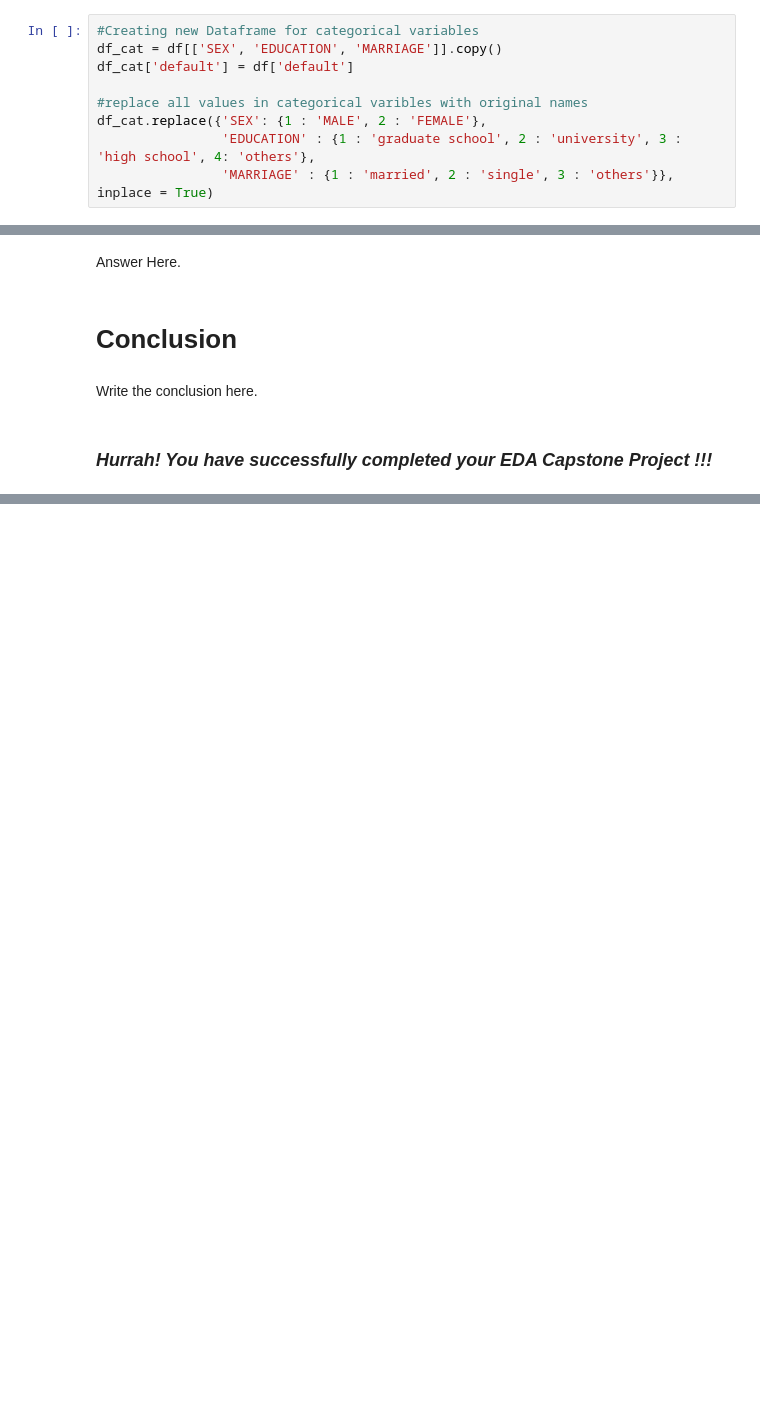
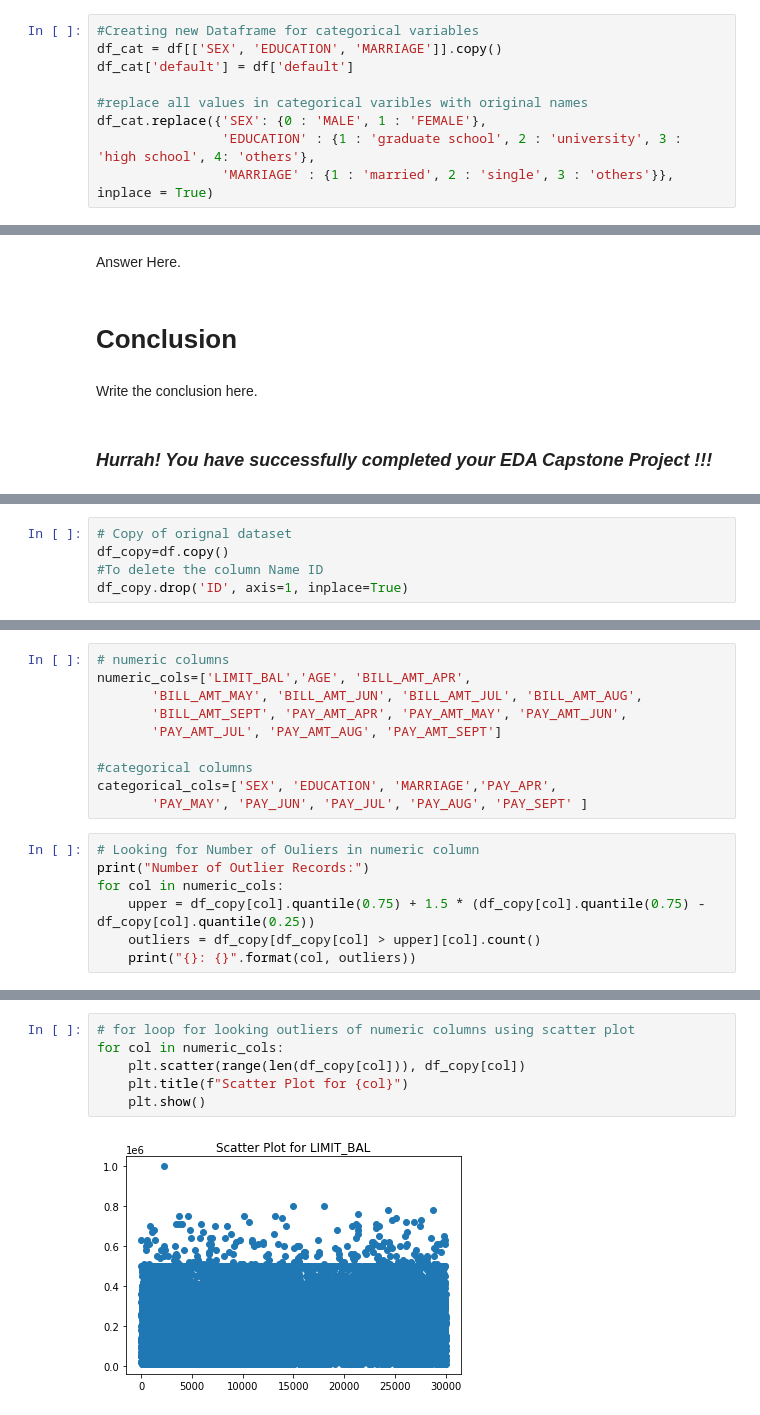
Before and after one commit to SaniyaBubere/Credit-Card-Default-Prediction, a Jupyter notebook: Credit_Card_Default_Prediction.ipynb, the cells around one changed output, grey strips where cells are left out. Drawn from its saved outputs; the diff is of its cells as text; blank space fills up the shorter version.

```diff
--- a/Credit_Card_Default_Prediction.ipynb
+++ b/Credit_Card_Default_Prediction.ipynb
@@ -531,7 +540,7 @@ df_cat = df[['SEX', 'EDUCATION', 'MARRIAGE']].copy()
 df_cat['default'] = df['default']
 
 #replace all values in categorical varibles with original names
-df_cat.replace({'SEX': {1 : 'MALE', 2 : 'FEMALE'},
+df_cat.replace({'SEX': {0 : 'MALE', 1 : 'FEMALE'},
                 'EDUCATION' : {1 : 'graduate school', 2 : 'university', 3 : 'high school', 4: 'others'},
                 'MARRIAGE' : {1 : 'married', 2 : 'single', 3 : 'others'}}, inplace = True)
 # %%
@@ -808,0 +859,5 @@ Write the conclusion here.
+# %%
+# Copy of orignal dataset
+df_copy=df.copy()
+#To delete the column Name ID
+df_copy.drop('ID', axis=1, inplace=True)
@@ -808,0 +900,17 @@ Write the conclusion here.
+# %%
+# numeric columns
+numeric_cols=['LIMIT_BAL','AGE', 'BILL_AMT_APR',
+       'BILL_AMT_MAY', 'BILL_AMT_JUN', 'BILL_AMT_JUL', 'BILL_AMT_AUG',
+       'BILL_AMT_SEPT', 'PAY_AMT_APR', 'PAY_AMT_MAY', 'PAY_AMT_JUN',
+       'PAY_AMT_JUL', 'PAY_AMT_AUG', 'PAY_AMT_SEPT']
+
+#categorical columns
+categorical_cols=['SEX', 'EDUCATION', 'MARRIAGE','PAY_APR',
+       'PAY_MAY', 'PAY_JUN', 'PAY_JUL', 'PAY_AUG', 'PAY_SEPT' ]
+# %%
+# Looking for Number of Ouliers in numeric column
+print("Number of Outlier Records:")
+for col in numeric_cols:
+    upper = df_copy[col].quantile(0.75) + 1.5 * (df_copy[col].quantile(0.75) - df_copy[col].quantile(0.25))
+    outliers = df_copy[df_copy[col] > upper][col].count()
+    print("{}: {}".format(col, outliers))
@@ -808,0 +933,8 @@ Write the conclusion here.
+# %%
+# for loop for looking outliers of numeric columns using scatter plot
+for col in numeric_cols:
+    plt.scatter(range(len(df_copy[col])), df_copy[col])
+    plt.title(f"Scatter Plot for {col}")
+    plt.show()
+# %% [output]
+[figure, added]
```
Also changed, not shown: parts of 146 cells of this notebook.
